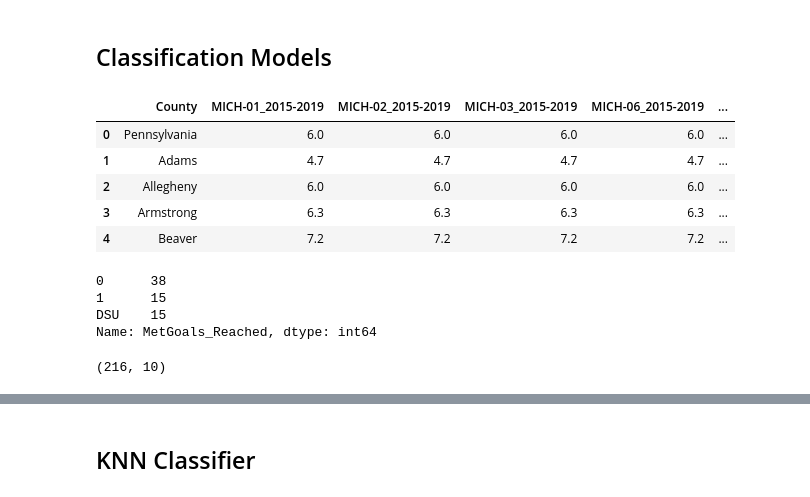
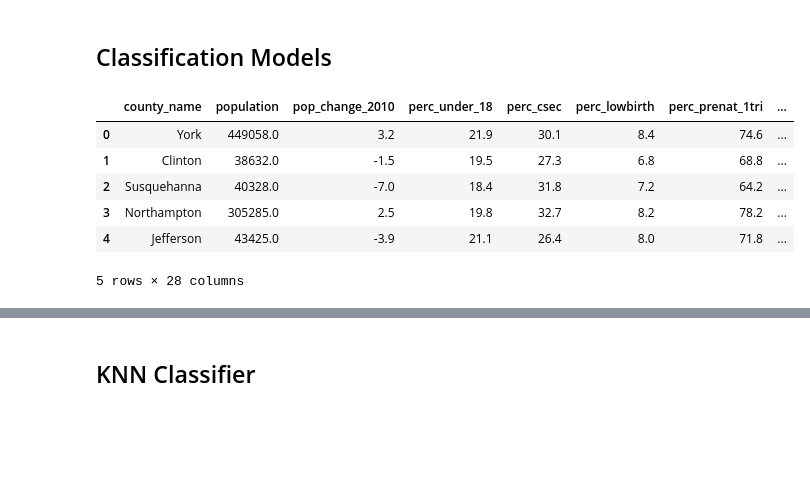
Before and after one commit to cleung-2/dabp_final, a Jupyter notebook: Classifiers.ipynb, the cells around one changed output, grey strips where cells are left out. Saved outputs shown, nothing was run; the diff lists cells and outputs as text; code cells hidden in the pictures; blank space fills up the shorter version.

```diff
--- a/Classifiers.ipynb
+++ b/Classifiers.ipynb
@@ -11,30 +11,16 @@ from sklearn.model_selection import train_test_split
 from sklearn.datasets import make_blobs
 from sklearn.naive_bayes import GaussianNB
 # %%
-matHealth = pd.read_csv('./health_outcomes.csv')
-matHealth.head()
+df = pd.read_csv('./health_outcomes.csv')
+df.head()
 # %% [output]
-|  | County | MICH-01_2015-2019 | MICH-02_2015-2019 | MICH-03_2015-2019 | MICH-06_2015-2019 | ... |
-| 0 | Pennsylvania | 6.0 | 6.0 | 6.0 | 6.0 | ... |
-| 1 | Adams | 4.7 | 4.7 | 4.7 | 4.7 | ... |
-| 2 | Allegheny | 6.0 | 6.0 | 6.0 | 6.0 | ... |
-| 3 | Armstrong | 6.3 | 6.3 | 6.3 | 6.3 | ... |
-| 4 | Beaver | 7.2 | 7.2 | 7.2 | 7.2 | ... |
+|  | county_name | population | pop_change_2010 | perc_under_18 | perc_csec | perc_lowbirth | perc_prenat_1tri | ... |
+| 0 | York | 449058.0 | 3.2 | 21.9 | 30.1 | 8.4 | 74.6 | ... |
+| 1 | Clinton | 38632.0 | -1.5 | 19.5 | 27.3 | 6.8 | 68.8 | ... |
+| 2 | Susquehanna | 40328.0 | -7.0 | 18.4 | 31.8 | 7.2 | 64.2 | ... |
+| 3 | Northampton | 305285.0 | 2.5 | 19.8 | 32.7 | 8.2 | 78.2 | ... |
+| 4 | Jefferson | 43425.0 | -3.9 | 21.1 | 26.4 | 8.0 | 71.8 | ... |
+5 rows × 28 columns
-# %%
-matHealth['MetGoals_Reached'].value_counts()
-# %% [output]
-0      38
-1      15
-DSU    15
-Name: MetGoals_Reached, dtype: int64
-# %%
-df = matHealth.sample(frac=2, random_state=123, replace = True)
-y_outcome = df[df['MetGoals_Reached'] == '1'].sample(frac=1.25, random_state=123, replace=True).reset_index(False)
-dsu_outcome = df[df['MetGoals_Reached'] == 'DSU'].sample(frac=1.5, random_state = 123, replace=True).reset_index(False)
-df = pd.concat([df, y_outcome, dsu_outcome], ignore_index=True).drop(columns='index')
-df.shape
-# %% [output]
-(216, 10)
 # %%
 df['MetGoals_Reached'].value_counts()
 # %% [output]
```
Also changed, not shown: parts of 7 cells of this notebook, 2 other files.
